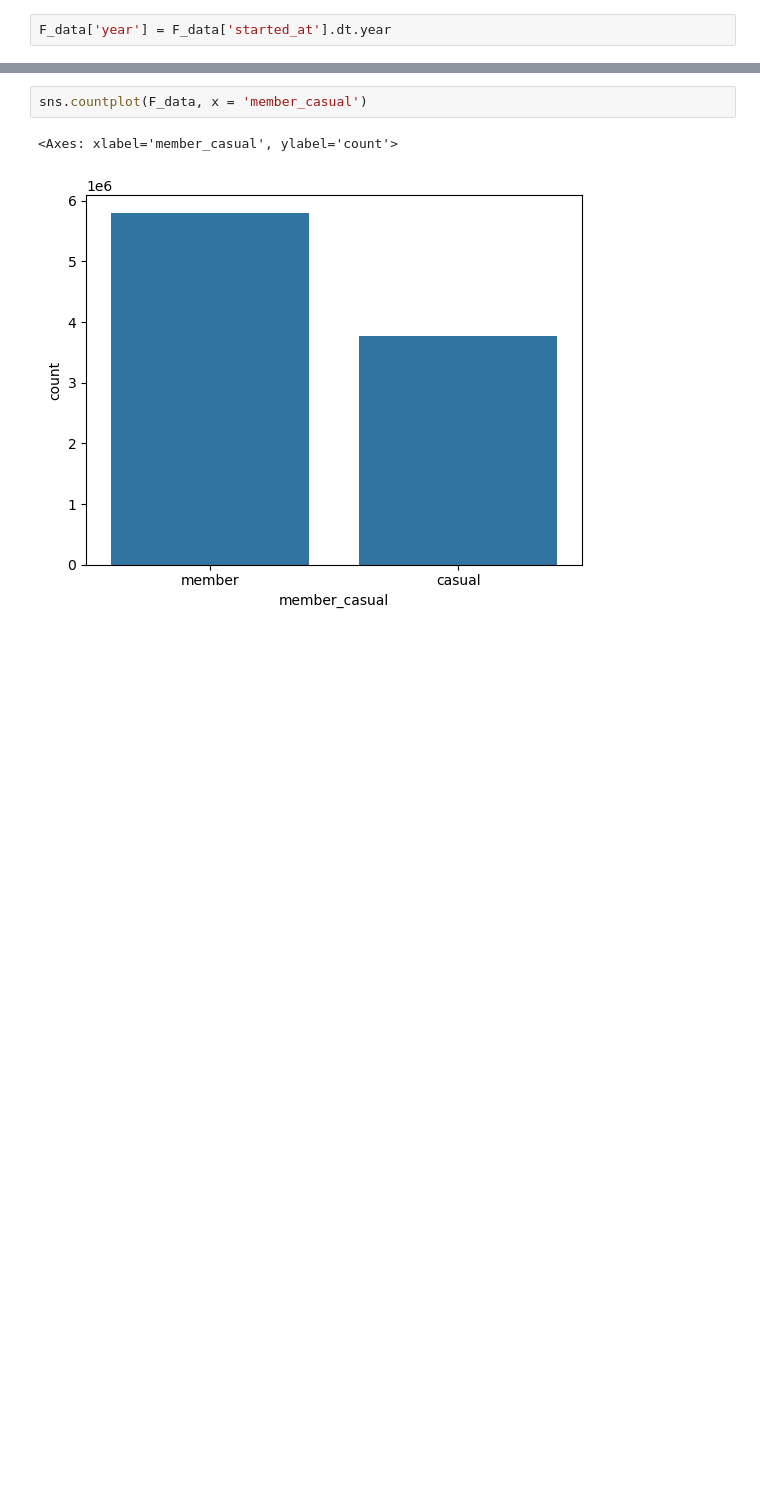
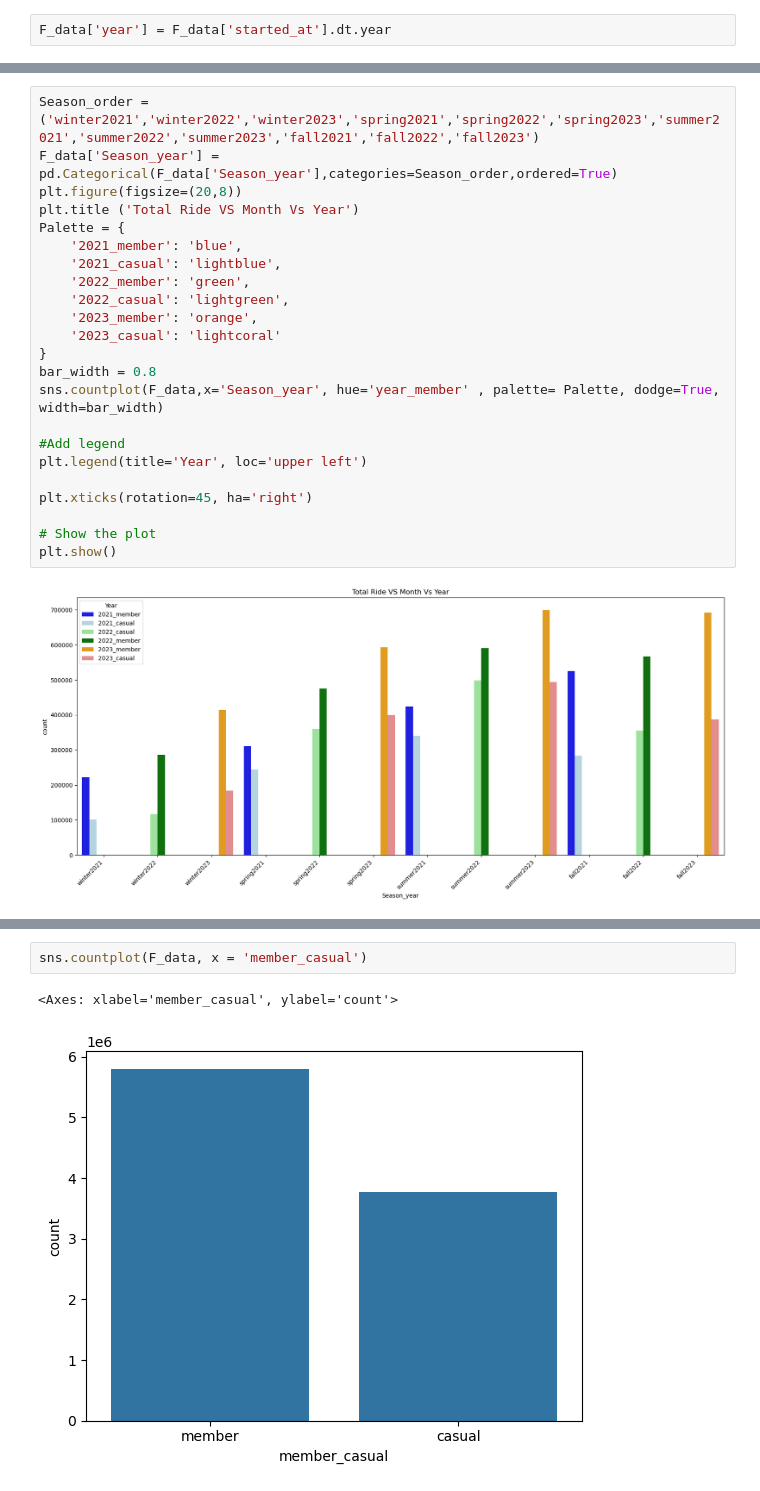
Before and after one commit to Karan9603/Data-Science-Projects, a Jupyter notebook: Project_3_Bike_Project/EDA_main.ipynb, the cells around one changed output, grey strips where cells are left out. Cells and saved outputs as stored; diff of their text form; blank space fills up the shorter version.

```diff
--- a/Project_3_Bike_Project/EDA_main.ipynb
+++ b/Project_3_Bike_Project/EDA_main.ipynb
@@ -151,0 +234,25 @@ sns.countplot(data=F_data,x='rideable_type',hue='year', palette=Palette)
+# %%
+Season_order = ('winter2021','winter2022','winter2023','spring2021','spring2022','spring2023','summer2021','summer2022','summer2023','fall2021','fall2022','fall2023')
+F_data['Season_year'] = pd.Categorical(F_data['Season_year'],categories=Season_order,ordered=True)
+plt.figure(figsize=(20,8))
+plt.title ('Total Ride VS Month Vs Year')
+Palette = {
+    '2021_member': 'blue',
+    '2021_casual': 'lightblue',
+    '2022_member': 'green',
+    '2022_casual': 'lightgreen',
+    '2023_member': 'orange',
+    '2023_casual': 'lightcoral'
+}
+bar_width = 0.8
+sns.countplot(F_data,x='Season_year', hue='year_member' , palette= Palette, dodge=True, width=bar_width)
+
+#Add legend
+plt.legend(title='Year', loc='upper left')
+
+plt.xticks(rotation=45, ha='right')
+
+# Show the plot
+plt.show()
+# %% [output]
+[figure, added]
```
Also changed, not shown: parts of 17 cells of this notebook, 1 other file.
